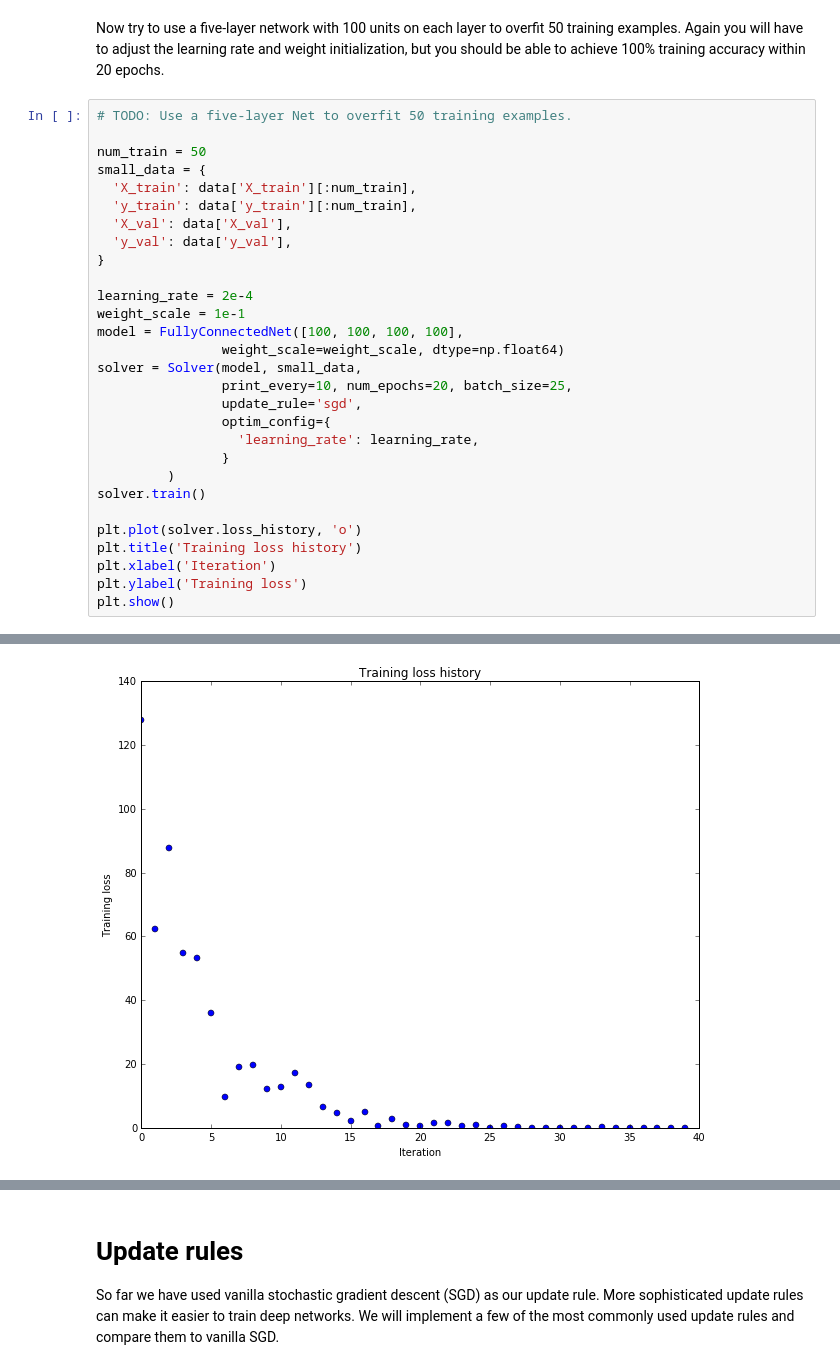
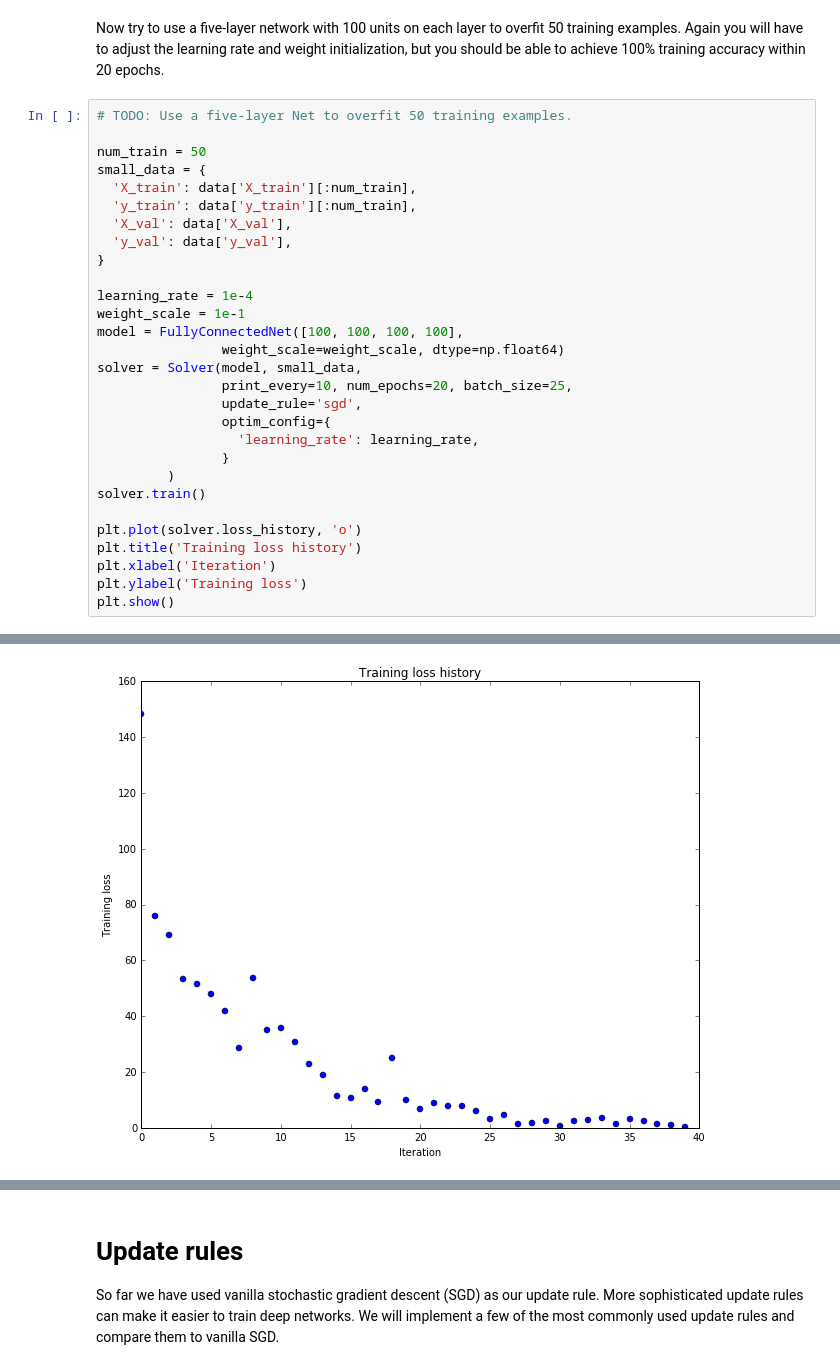
Before and after one commit to JayYangSS/CS231n, a Jupyter notebook: assignment2/FullyConnectedNets.ipynb, the cells around one changed output, grey strips where cells are left out. Cells and saved outputs as stored; diff of their text form.

```diff
--- a/assignment2/FullyConnectedNets.ipynb
+++ b/assignment2/FullyConnectedNets.ipynb
@@ -476,7 +476,7 @@ small_data = {
   'y_val': data['y_val'],
 }
 
-learning_rate = 2e-4
+learning_rate = 1e-4
 weight_scale = 1e-1
 model = FullyConnectedNet([100, 100, 100, 100],
                 weight_scale=weight_scale, dtype=np.float64)
@@ -515,4 +515,4 @@ plt.show()
-[figure, old version]
+[figure, new version]
 # %% [markdown]
 # Inline question:
 Did you notice anything about the comparative difficulty of training the three-layer net vs training the five layer net?
```
Also changed, not shown: parts of 20 cells of this notebook, 2 other files.
